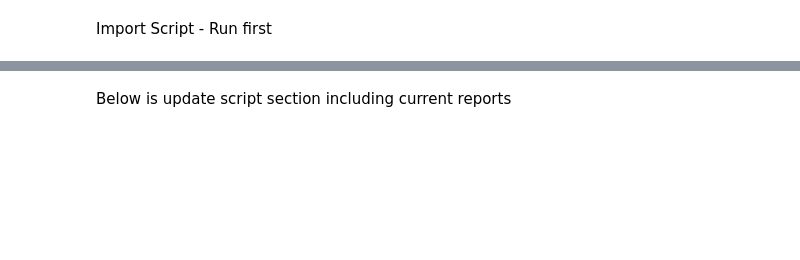
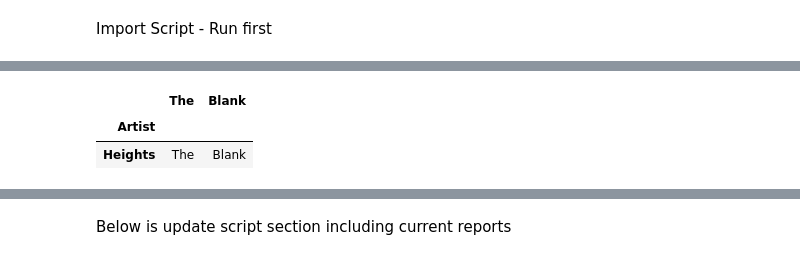
Before and after one commit to robfarrington88/lastFMToolsv2, a Jupyter notebook: testBed.ipynb, the cells around one changed output, grey strips where cells are left out. Drawn from its saved outputs; the diff is of its cells as text; code cells hidden in the pictures; blank space fills up the shorter version.

```diff
--- a/testBed.ipynb
+++ b/testBed.ipynb
@@ -7,0 +61,23 @@ import LastLib as ll
+# %%
+theartists=df.loc[df['Artist'].str.match("The ")].groupby('Artist').size()
+theartistsind=theartists.index
+theartistsind=theartistsind.str[4:]
+theartists.index=theartistsind
+s=df.groupby('Artist').size()
+theartists=pd.DataFrame(theartists).reset_index()
+theartists["The"]="The"
+theartists=theartists[['Artist','The']]
+s=pd.DataFrame(s).reset_index()
+s["Blank"]="Blank"
+s=s[['Artist','Blank']]
+s['Artist']=s.Artist.apply(lambda x: str(x))
+s.Artist=s.Artist.astype(str)
+theartists['Artist']=theartists.Artist.apply(lambda x: str(x))
+s=s.set_index('Artist')
+theartists=theartists.set_index('Artist')
+joined=theartists.join(s,on='Artist',how='left')
+joined.loc[~(joined['Blank'].isna())]
+# %% [output]
+|  | The | Blank |
+| Artist |  |  |
+| Heights | The | Blank |
```
Also changed, not shown: parts of 20 cells of this notebook, 7 other files.
